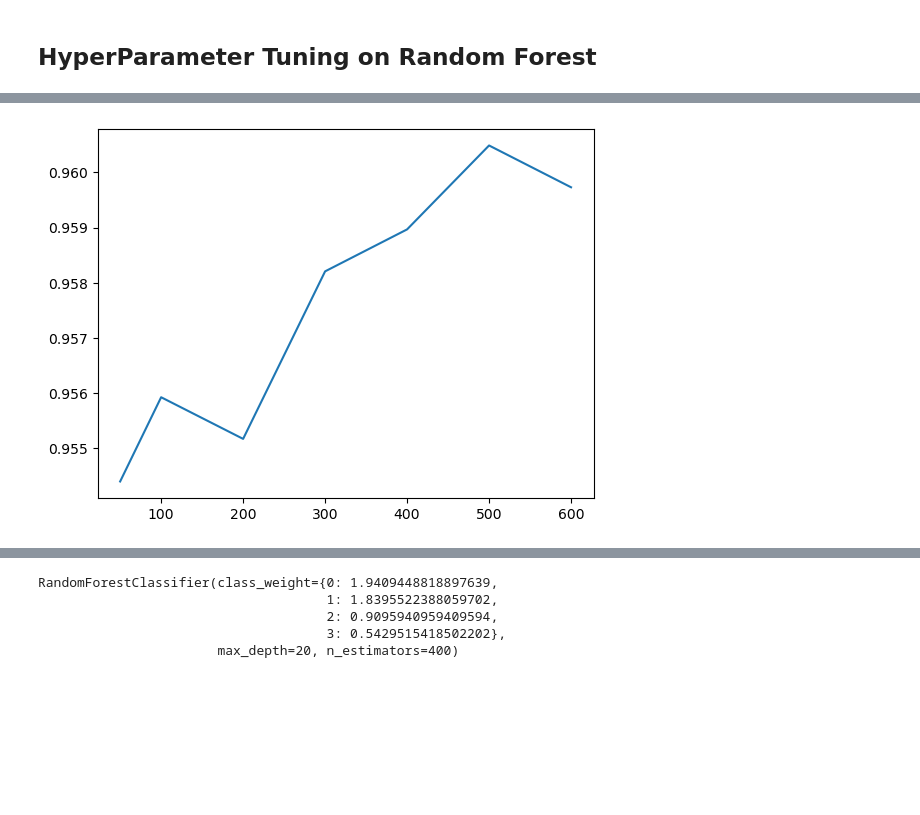
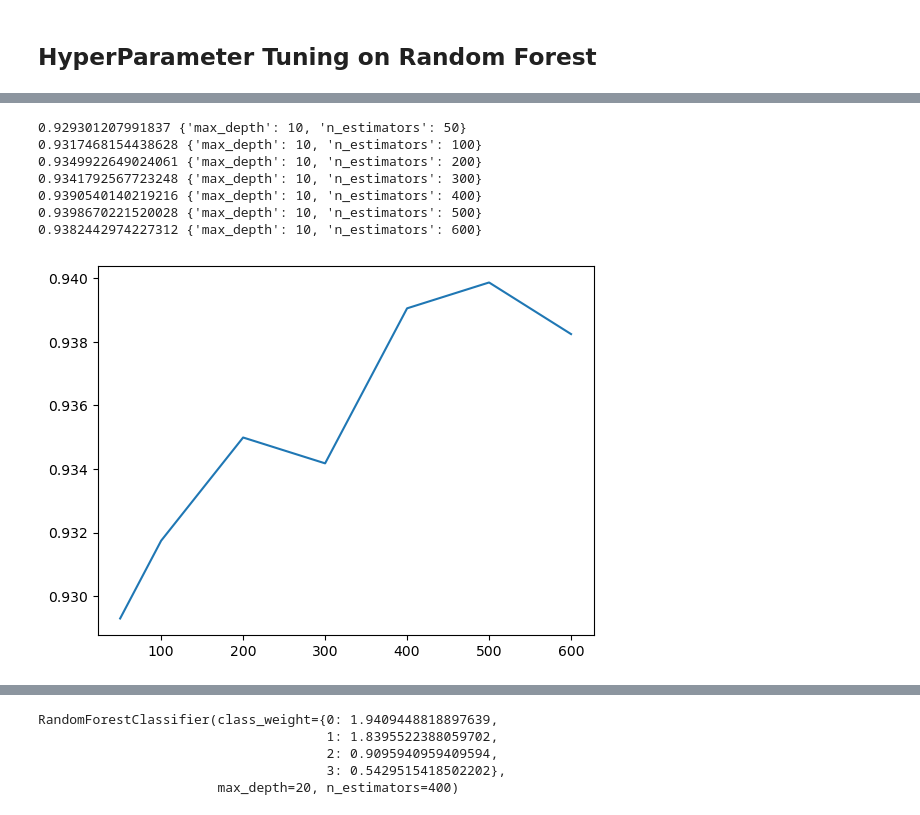
Before and after one commit to Thebrownboy/BioMetrica, a Jupyter notebook: Pipe_Line_Random_Forest.ipynb, the cells around one changed output, grey strips where cells are left out. Cells and saved outputs as stored; diff of their text form; code cells hidden in the pictures; blank space fills up the shorter version.

```diff
--- a/Pipe_Line_Random_Forest.ipynb
+++ b/Pipe_Line_Random_Forest.ipynb
@@ -151,19 +169,28 @@ weighted avg       0.94      0.93      0.94       246
 # %%
+cv_results = grid_search.cv_results_
 estimators_max_depth_10 = []
 accuracies_max_depth_10 = []
 
 for mean_score, params in zip(cv_results['mean_test_score'], cv_results['params']):
     if(params["max_depth"]==10):
         estimators_max_depth_10.append(params["n_estimators"])
         accuracies_max_depth_10.append(mean_score)
+        print(mean_score,params)
 
 estimators_max_depth_10
 accuracies_max_depth_10
 
 plt.plot(estimators_max_depth_10,accuracies_max_depth_10)
 plt.show()
 # %% [output]
+0.929301207991837 {'max_depth': 10, 'n_estimators': 50}
+0.9317468154438628 {'max_depth': 10, 'n_estimators': 100}
+0.9349922649024061 {'max_depth': 10, 'n_estimators': 200}
+0.9341792567723248 {'max_depth': 10, 'n_estimators': 300}
+0.9390540140219216 {'max_depth': 10, 'n_estimators': 400}
+0.9398670221520028 {'max_depth': 10, 'n_estimators': 500}
+0.9382442974227312 {'max_depth': 10, 'n_estimators': 600}
-[figure, old version]
+[figure, new version]
 # %%
 estimators_max_depth_20 = []
 accuracies_max_depth_20 = []
```
Also changed, not shown: parts of 20 cells of this notebook, 9 other files.
